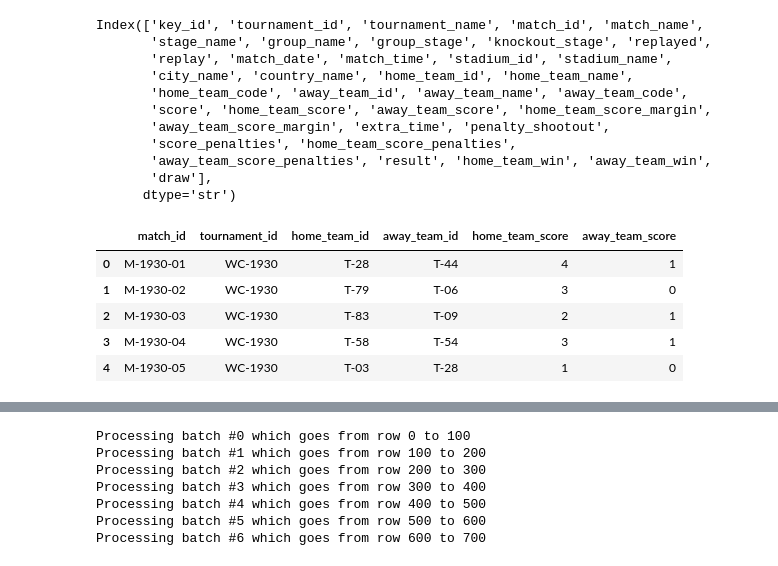
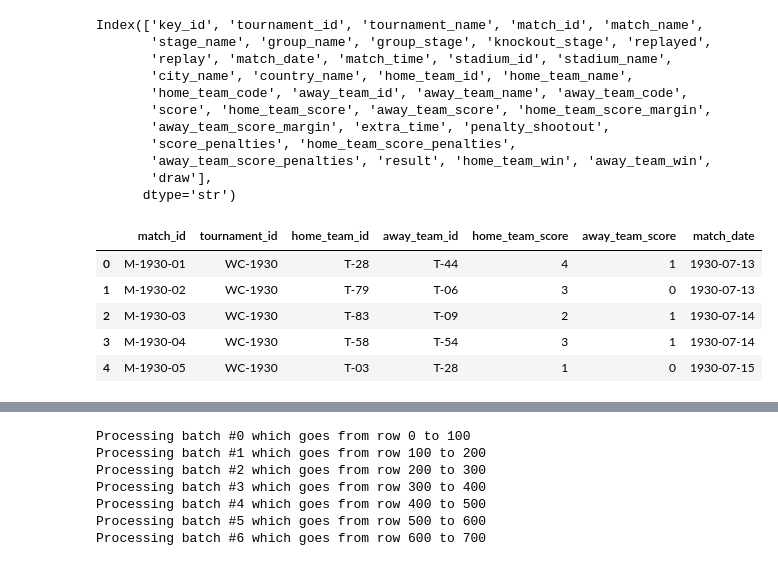
Before and after one commit to romannjoroge/AIEngineering, a Jupyter notebook: Projects/FIFACompetition/generate_training_data.ipynb, the cells around one changed output, grey strips where cells are left out. Cells and saved outputs as stored; diff of their text form; code cells hidden in the pictures.

```diff
--- a/Projects/FIFACompetition/generate_training_data.ipynb
+++ b/Projects/FIFACompetition/generate_training_data.ipynb
@@ -49,15 +49,15 @@ Index(['key_id', 'tournament_id', 'tournament_name', 'match_id', 'match_name',
        'draw'],
       dtype='str')
 # %%
-reduced_matches = matches[['match_id', 'tournament_id', 'home_team_id', 'away_team_id', 'home_team_score', 'away_team_score']]
+reduced_matches = matches[['match_id', 'tournament_id', 'home_team_id', 'away_team_id', 'home_team_score', 'away_team_score', 'match_date']]
 reduced_matches.head()
 # %% [output]
-|  | match_id | tournament_id | home_team_id | away_team_id | home_team_score | away_team_score |
-| 0 | M-1930-01 | WC-1930 | T-28 | T-44 | 4 | 1 |
-| 1 | M-1930-02 | WC-1930 | T-79 | T-06 | 3 | 0 |
-| 2 | M-1930-03 | WC-1930 | T-83 | T-09 | 2 | 1 |
-| 3 | M-1930-04 | WC-1930 | T-58 | T-54 | 3 | 1 |
-| 4 | M-1930-05 | WC-1930 | T-03 | T-28 | 1 | 0 |
+|  | match_id | tournament_id | home_team_id | away_team_id | home_team_score | away_team_score | match_date |
+| 0 | M-1930-01 | WC-1930 | T-28 | T-44 | 4 | 1 | 1930-07-13 |
+| 1 | M-1930-02 | WC-1930 | T-79 | T-06 | 3 | 0 | 1930-07-13 |
+| 2 | M-1930-03 | WC-1930 | T-83 | T-09 | 2 | 1 | 1930-07-14 |
+| 3 | M-1930-04 | WC-1930 | T-58 | T-54 | 3 | 1 | 1930-07-14 |
+| 4 | M-1930-05 | WC-1930 | T-03 | T-28 | 1 | 0 | 1930-07-15 |
 # %%
 # Extract year from tournamet_id
 reduced_matches['year'] = reduced_matches['tournament_id'].apply(lambda x: int(x.split("-")[-1]))
```
Also changed, not shown: parts of 14 cells of this notebook, 4 other files.
